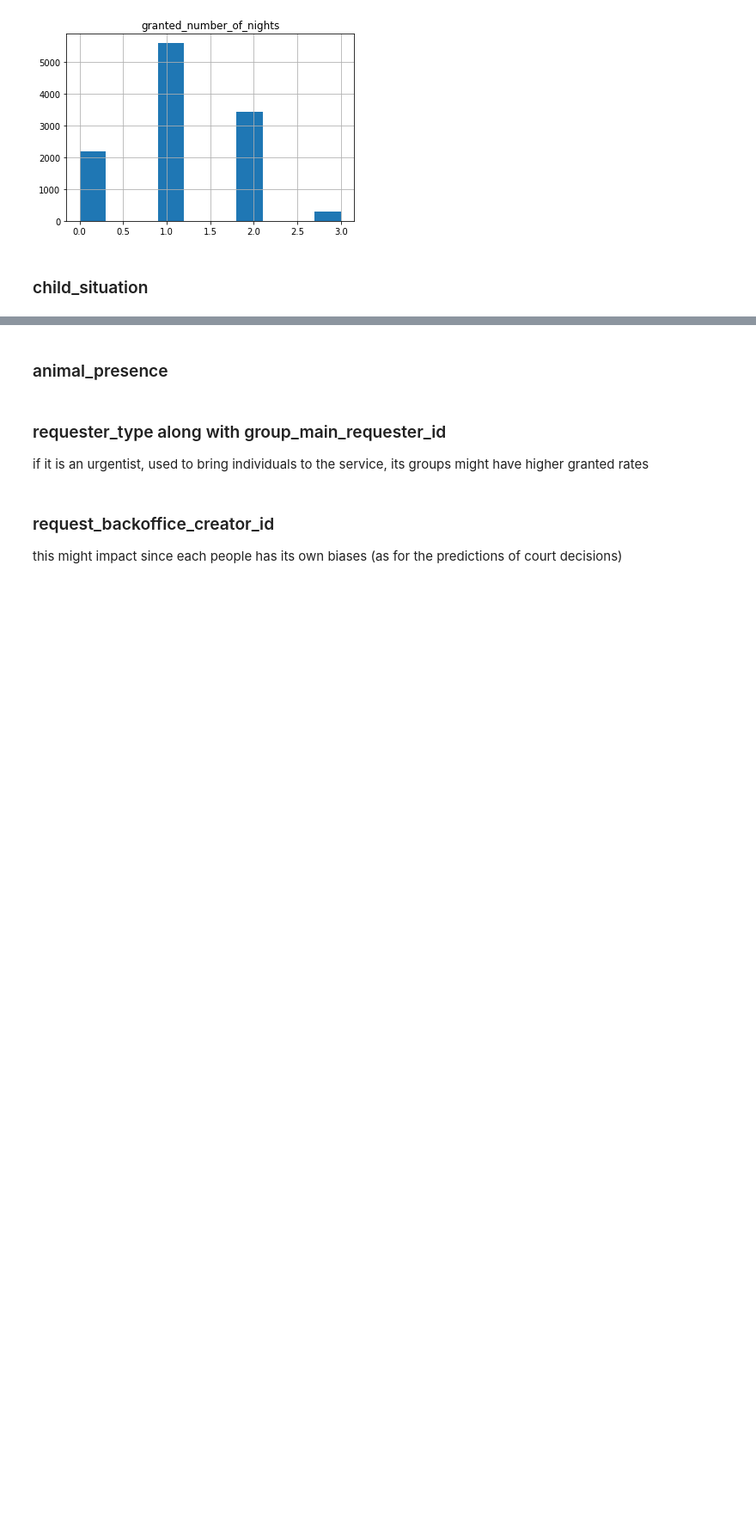
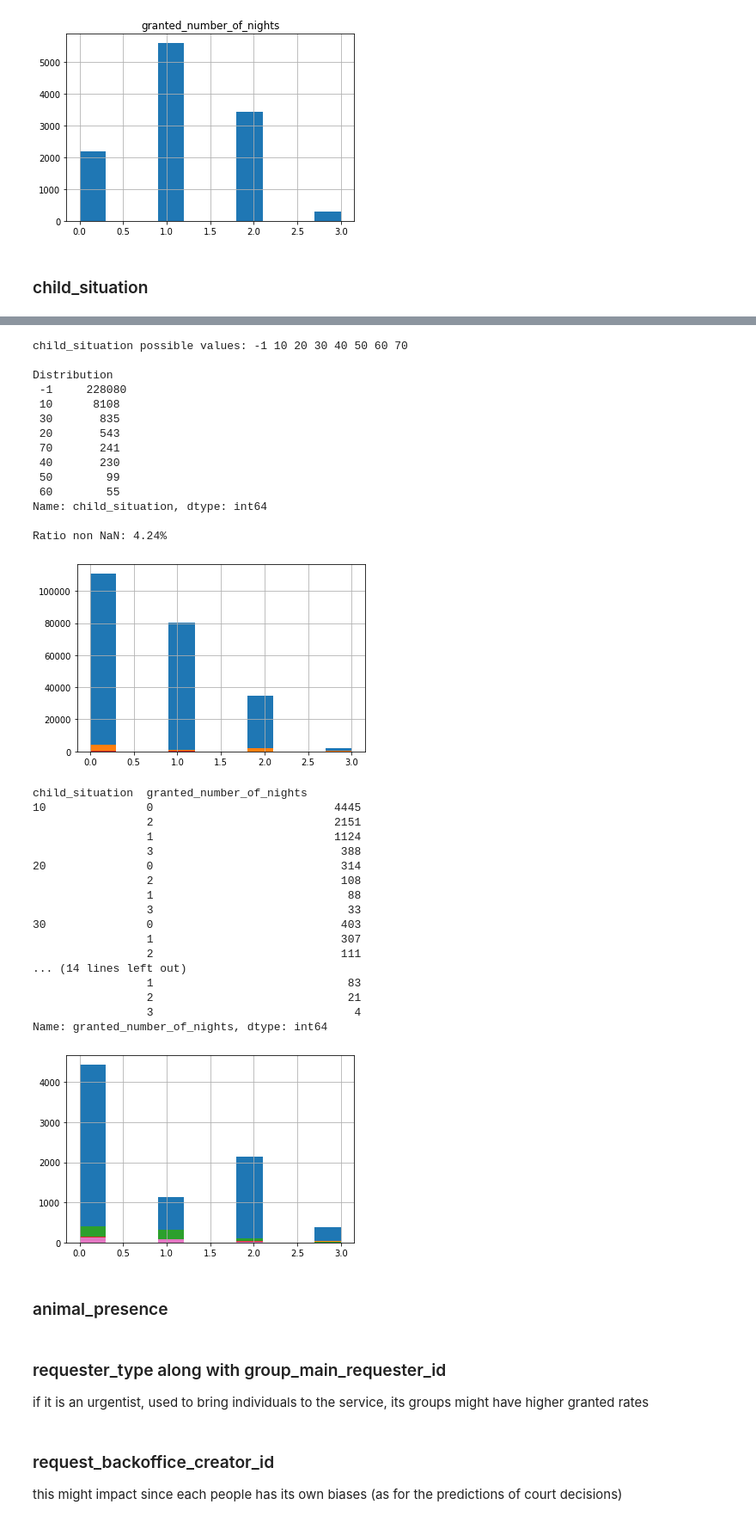
Before and after one commit to AlexisBogroff/Contests, a Jupyter notebook: Predictions/Emergency_housing/data_exploration.ipynb, the cells around one changed output, grey strips where cells are left out. Shown at 86% size. Saved outputs shown, nothing was run; the diff lists cells and outputs as text; code cells hidden in the pictures; blank space fills up the shorter version.

Commit message:
Further the child_to_come analysis

```diff
--- a/Predictions/Emergency_housing/data_exploration.ipynb
+++ b/Predictions/Emergency_housing/data_exploration.ipynb
@@ -199,8 +199,8 @@ obj_train.m = obj_train.df.shape[0]
 obj_test.m = obj_test.df.shape[0]
 obj_train.n = obj_train.df.shape[1]
 obj_test.n = obj_test.df.shape[1]
-obj_full_train.m = df_full_train.df.shape[0]
-obj_full_train.n = df_full_train.df.shape[1]
+obj_full_train.m = obj_full_train.df.shape[0]
+obj_full_train.n = obj_full_train.df.shape[1]
 # %% [markdown]
 # Analysis I
 # %% [markdown]
@@ -318,3 +302,76 @@ if ANALYZE_ON:
+# %%
+if ANALYZE_ON:
+    feature = 'child_situation'
+
+    # Display unique values
+    uniques = obj_train.get_col_uniques(feature)
+    uniques.sort()
+    print("child_situation possible values:", *uniques)
+
+    # Display distribution
+    # Obs: Almost any request has child_situation == -1
+    # hyp: -1 means NaN
+    dist = obj_train.df[feature].value_counts()
+
+    # Count all non NaNs values
+    dist_positive = sum(dist[dist.index != -1])
+    ratio_non_na = dist_positive / obj_train.m
+
+    print("\nDistribution\n", dist)
+    print(f"\nRatio non NaN: {round(ratio_non_na * 100, 2)}%")
+
+    # Correlation with target (for non NaNs)
+    # The proportion of non NaNs is increasing with target values
+    # The probability of granting more nights is greater when non NaN
+    dist_grpby = obj_train.df[target].groupby(obj_train.df[feature])
+    if PLOT_ON:
+        dist_grpby.hist()
+        plt.show()
+
+    # Study only positive 'child_situation' samples
+    # TODO: produce a study
+    mask_pos = obj_train.df['child_situation'] != -1
+    dist_grpby_pos = obj_train.df[mask_pos][target].groupby(obj_train.df[feature])
+    if PRINT_ON:
+        dist_pos = dist_grpby_pos.value_counts()
+        print(dist_pos)
+    if PLOT_ON:
+        dist_grpby_pos.hist()
+        plt.show()
+# %% [output]
+child_situation possible values: -1 10 20 30 40 50 60 70
+
+Distribution
+ -1     228080
+ 10      8108
+ 30       835
+ 20       543
+ 70       241
+ 40       230
+ 50        99
+ 60        55
+Name: child_situation, dtype: int64
+
+Ratio non NaN: 4.24%
+[figure, added]
+child_situation  granted_number_of_nights
+10               0                           4445
+                 2                           2151
+                 1                           1124
+                 3                            388
+20               0                            314
+                 2                            108
+                 1                             88
+                 3                             33
+30               0                            403
+                 1                            307
+                 2                            111
+... (14 lines left out)
+                 1                             83
+                 2                             21
+                 3                              4
+Name: granted_number_of_nights, dtype: int64
+[figure, added]
 # %% [markdown]
 ### animal_presence
 # %%
```
Also changed, not shown: parts of 3 cells of this notebook.
